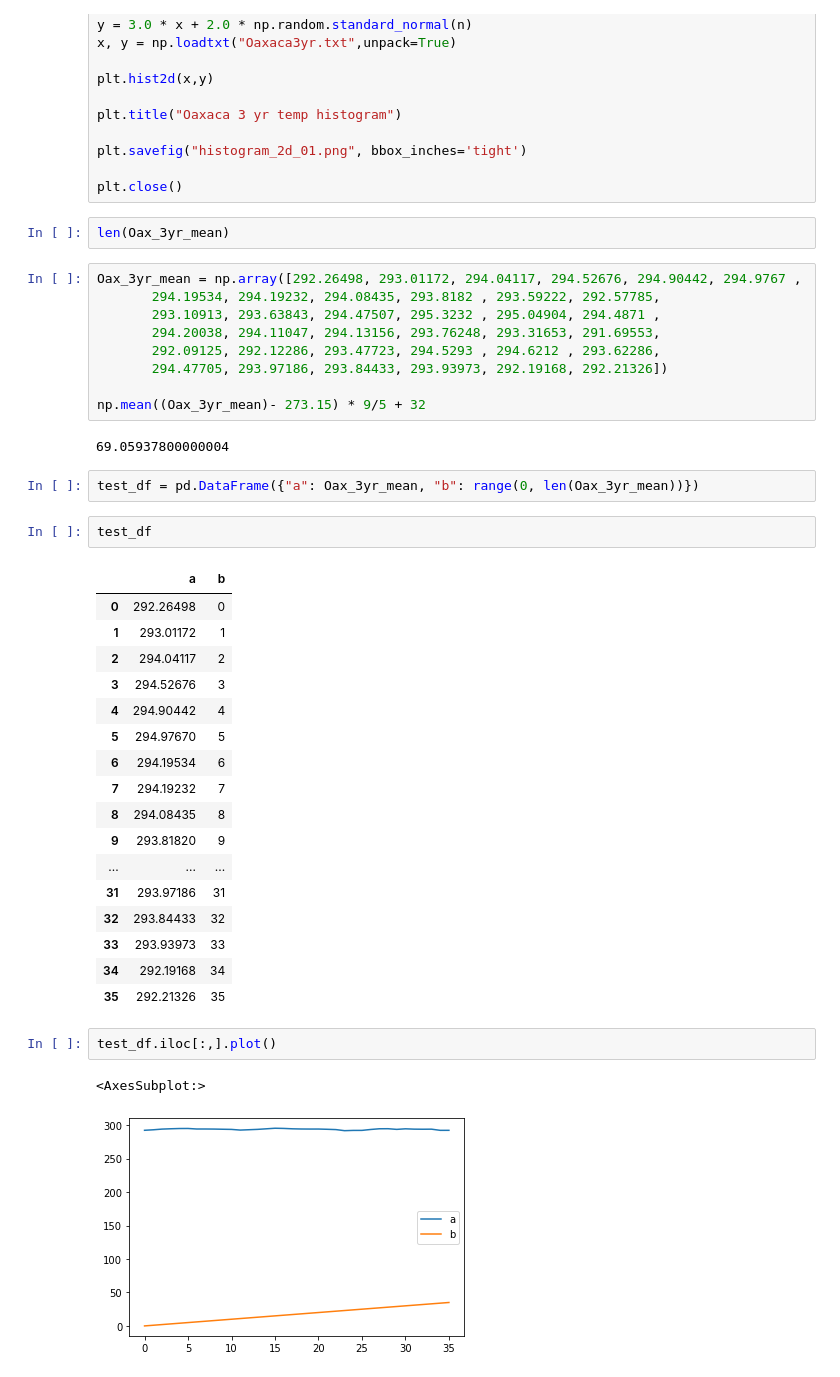
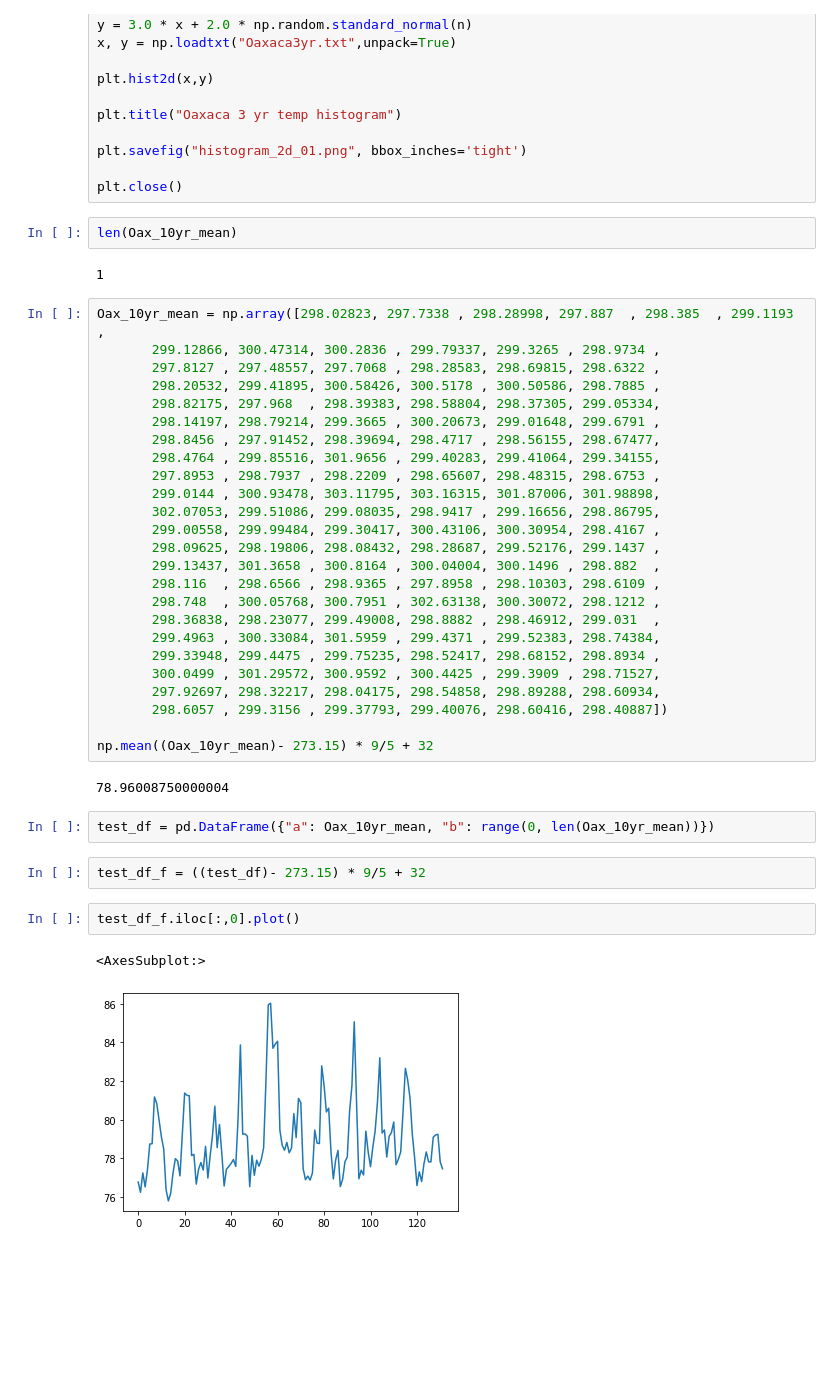
Before and after one commit to jwynneuo/FutureOfCoffee, a Jupyter notebook: Coffeeproj.ipynb, the cells around one changed output. Drawn from its saved outputs; the diff is of its cells as text; blank space fills up the shorter version.

```diff
--- a/Coffeeproj.ipynb
+++ b/Coffeeproj.ipynb
@@ -120,42 +294,42 @@ plt.savefig("histogram_2d_01.png", bbox_inches='tight')
 
 plt.close()
 # %%
-len(Oax_3yr_mean)
+len(Oax_10yr_mean)
+# %% [output]
+1
 # %%
-Oax_3yr_mean = np.array([292.26498, 293.01172, 294.04117, 294.52676, 294.90442, 294.9767 ,
-       294.19534, 294.19232, 294.08435, 293.8182 , 293.59222, 292.57785,
-       293.10913, 293.63843, 294.47507, 295.3232 , 295.04904, 294.4871 ,
-       294.20038, 294.11047, 294.13156, 293.76248, 293.31653, 291.69553,
-       292.09125, 292.12286, 293.47723, 294.5293 , 294.6212 , 293.62286,
-       294.47705, 293.97186, 293.84433, 293.93973, 292.19168, 292.21326])
+Oax_10yr_mean = np.array([298.02823, 297.7338 , 298.28998, 297.887  , 298.385  , 299.1193 ,
+       299.12866, 300.47314, 300.2836 , 299.79337, 299.3265 , 298.9734 ,
+       297.8127 , 297.48557, 297.7068 , 298.28583, 298.69815, 298.6322 ,
+       298.20532, 299.41895, 300.58426, 300.5178 , 300.50586, 298.7885 ,
+       298.82175, 297.968  , 298.39383, 298.58804, 298.37305, 299.05334,
+       298.14197, 298.79214, 299.3665 , 300.20673, 299.01648, 299.6791 ,
+       298.8456 , 297.91452, 298.39694, 298.4717 , 298.56155, 298.67477,
+       298.4764 , 299.85516, 301.9656 , 299.40283, 299.41064, 299.34155,
+       297.8953 , 298.7937 , 298.2209 , 298.65607, 298.48315, 298.6753 ,
+       299.0144 , 300.93478, 303.11795, 303.16315, 301.87006, 301.98898,
+       302.07053, 299.51086, 299.08035, 298.9417 , 299.16656, 298.86795,
+       299.00558, 299.99484, 299.30417, 300.43106, 300.30954, 298.4167 ,
+       298.09625, 298.19806, 298.08432, 298.28687, 299.52176, 299.1437 ,
+       299.13437, 301.3658 , 300.8164 , 300.04004, 300.1496 , 298.882  ,
+       298.116  , 298.6566 , 298.9365 , 297.8958 , 298.10303, 298.6109 ,
+       298.748  , 300.05768, 300.7951 , 302.63138, 300.30072, 298.1212 ,
+       298.36838, 298.23077, 299.49008, 298.8882 , 298.46912, 299.031  ,
+       299.4963 , 300.33084, 301.5959 , 299.4371 , 299.52383, 298.74384,
+       299.33948, 299.4475 , 299.75235, 298.52417, 298.68152, 298.8934 ,
+       300.0499 , 301.29572, 300.9592 , 300.4425 , 299.3909 , 298.71527,
+       297.92697, 298.32217, 298.04175, 298.54858, 298.89288, 298.60934,
+       298.6057 , 299.3156 , 299.37793, 299.40076, 298.60416, 298.40887])
 
-np.mean((Oax_3yr_mean)- 273.15) * 9/5 + 32
+np.mean((Oax_10yr_mean)- 273.15) * 9/5 + 32
 # %% [output]
-69.05937800000004
+78.96008750000004
 # %%
-test_df = pd.DataFrame({"a": Oax_3yr_mean, "b": range(0, len(Oax_3yr_mean))})
+test_df = pd.DataFrame({"a": Oax_10yr_mean, "b": range(0, len(Oax_10yr_mean))})
 # %%
-test_df
+test_df_f = ((test_df)- 273.15) * 9/5 + 32
-# %% [output]
-|  | a | b |
-| 0 | 292.26498 | 0 |
-| 1 | 293.01172 | 1 |
-| 2 | 294.04117 | 2 |
-| 3 | 294.52676 | 3 |
-| 4 | 294.90442 | 4 |
-| 5 | 294.97670 | 5 |
-| 6 | 294.19534 | 6 |
-| 7 | 294.19232 | 7 |
-| 8 | 294.08435 | 8 |
-| 9 | 293.81820 | 9 |
-| ... | ... | ... |
-| 31 | 293.97186 | 31 |
-| 32 | 293.84433 | 32 |
-| 33 | 293.93973 | 33 |
-| 34 | 292.19168 | 34 |
-| 35 | 292.21326 | 35 |
 # %%
-test_df.iloc[:,].plot()
+test_df_f.iloc[:,0].plot()
 # %% [output]
 <AxesSubplot:>
-[figure, old version]
+[figure, new version]
```
Also changed, not shown: parts of 17 cells of this notebook.
